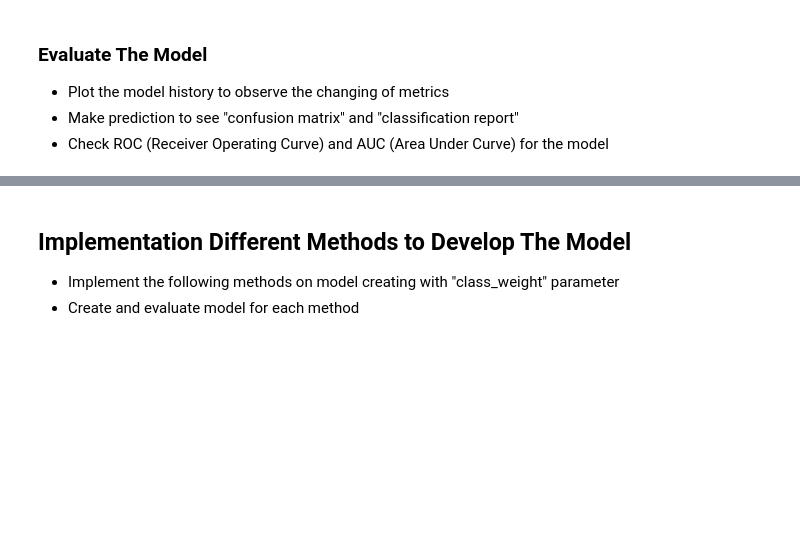
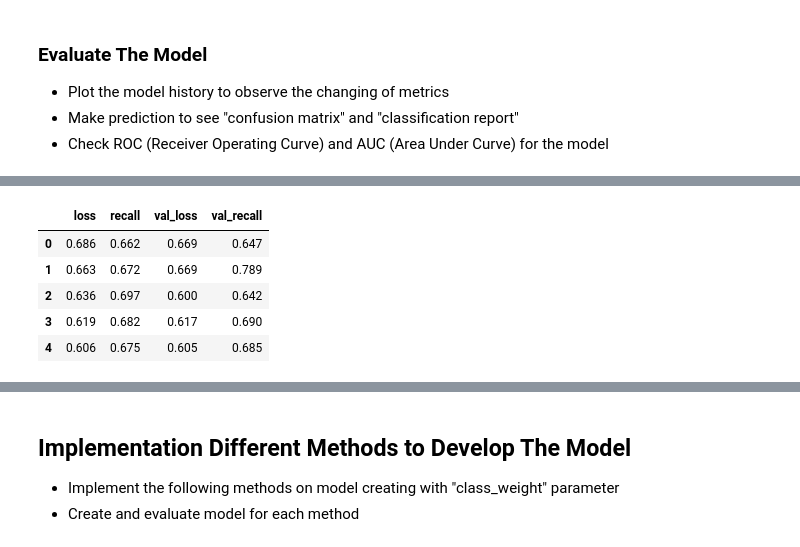
Before and after one commit to bugeki/DL, a Jupyter notebook: DL_Assignment_1_(Classification_with_ANN_Churn_Prediction)_Student.ipynb, the cells around one changed output, grey strips where cells are left out. Saved outputs shown, nothing was run; the diff lists cells and outputs as text; code cells hidden in the pictures; blank space fills up the shorter version.

```diff
--- a/DL_Assignment_1_(Classification_with_ANN_Churn_Prediction)_Student.ipynb
+++ b/DL_Assignment_1_(Classification_with_ANN_Churn_Prediction)_Student.ipynb
@@ -307,0 +367,10 @@ Investigate how the "class_weight" hyper-parameter is used in a Neural Network.
+# %%
+loss_df = pd.DataFrame(model.history.history)
+loss_df.head()
+# %% [output]
+|  | loss | recall | val_loss | val_recall |
+| 0 | 0.686 | 0.662 | 0.669 | 0.647 |
+| 1 | 0.663 | 0.672 | 0.669 | 0.789 |
+| 2 | 0.636 | 0.697 | 0.600 | 0.642 |
+| 3 | 0.619 | 0.682 | 0.617 | 0.690 |
+| 4 | 0.606 | 0.675 | 0.605 | 0.685 |
```
Also changed, not shown: parts of 15 cells of this notebook.
